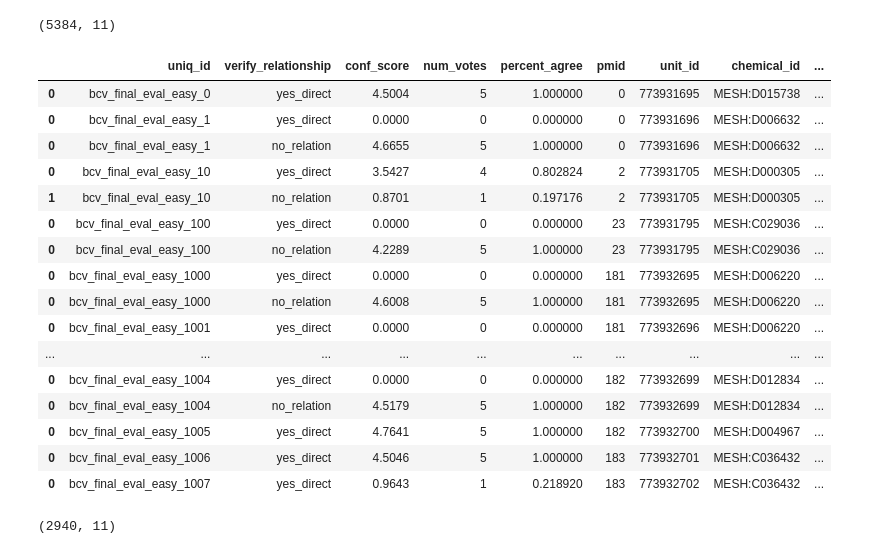
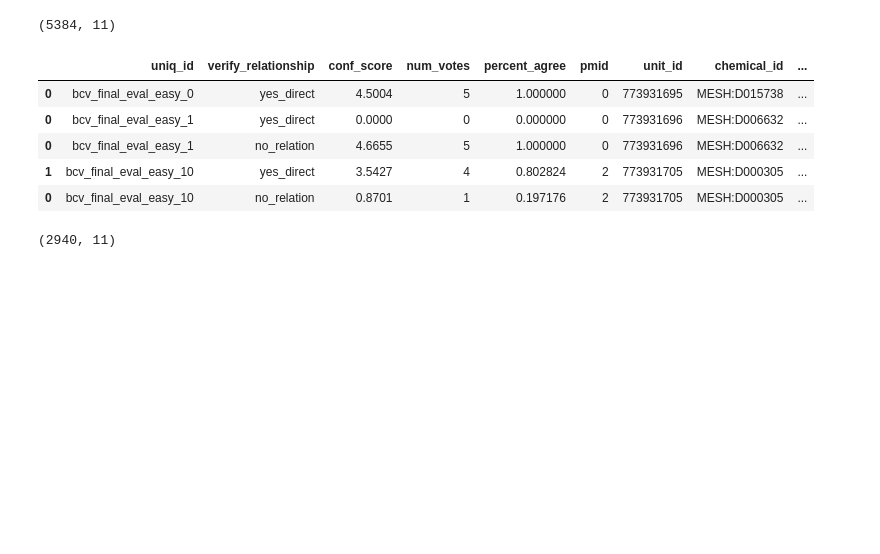
Before and after one commit to SuLab/crowd_cid_relex, a Jupyter notebook: crowd_only/job_767262_analysis.ipynb, the cells around one changed output. Cells and saved outputs as stored; diff of their text form; code cells hidden in the pictures; blank space fills up the shorter version.

```diff
--- a/crowd_only/job_767262_analysis.ipynb
+++ b/crowd_only/job_767262_analysis.ipynb
@@ -208,7 +208,8 @@ settings = {
     "fname": "job_767262_full_with_untrusted.csv",
     "data_subset": "normal",
     "min_accuracy": 0.7,
-    "max_accuracy": 1.0
+    "max_accuracy": 1.0,
+    "dtype": {"pmid": int}
 }
 
 work_raw_data = filter_data(settings)
@@ -354,22 +357,11 @@ res_pos_no.shape
 # %% [output]
 (5384, 11)
 # %%
-res_pos_no.head(20)
+res_pos_no.head()
 # %% [output]
 |  | uniq_id | verify_relationship | conf_score | num_votes | percent_agree | pmid | unit_id | chemical_id | ... |
 | 0 | bcv_final_eval_easy_0 | yes_direct | 4.5004 | 5 | 1.000000 | 0 | 773931695 | MESH:D015738 | ... |
 | 0 | bcv_final_eval_easy_1 | yes_direct | 0.0000 | 0 | 0.000000 | 0 | 773931696 | MESH:D006632 | ... |
 | 0 | bcv_final_eval_easy_1 | no_relation | 4.6655 | 5 | 1.000000 | 0 | 773931696 | MESH:D006632 | ... |
-| 0 | bcv_final_eval_easy_10 | yes_direct | 3.5427 | 4 | 0.802824 | 2 | 773931705 | MESH:D000305 | ... |
-| 1 | bcv_final_eval_easy_10 | no_relation | 0.8701 | 1 | 0.197176 | 2 | 773931705 | MESH:D000305 | ... |
-| 0 | bcv_final_eval_easy_100 | yes_direct | 0.0000 | 0 | 0.000000 | 23 | 773931795 | MESH:C029036 | ... |
-| 0 | bcv_final_eval_easy_100 | no_relation | 4.2289 | 5 | 1.000000 | 23 | 773931795 | MESH:C029036 | ... |
-| 0 | bcv_final_eval_easy_1000 | yes_direct | 0.0000 | 0 | 0.000000 | 181 | 773932695 | MESH:D006220 | ... |
-| 0 | bcv_final_eval_easy_1000 | no_relation | 4.6008 | 5 | 1.000000 | 181 | 773932695 | MESH:D006220 | ... |
-| 0 | bcv_final_eval_easy_1001 | yes_direct | 0.0000 | 0 | 0.000000 | 181 | 773932696 | MESH:D006220 | ... |
-| ... | ... | ... | ... | ... | ... | ... | ... | ... | ... |
-| 0 | bcv_final_eval_easy_1004 | yes_direct | 0.0000 | 0 | 0.000000 | 182 | 773932699 | MESH:D012834 | ... |
-| 0 | bcv_final_eval_easy_1004 | no_relation | 4.5179 | 5 | 1.000000 | 182 | 773932699 | MESH:D012834 | ... |
-| 0 | bcv_final_eval_easy_1005 | yes_direct | 4.7641 | 5 | 1.000000 | 182 | 773932700 | MESH:D004967 | ... |
-| 0 | bcv_final_eval_easy_1006 | yes_direct | 4.5046 | 5 | 1.000000 | 183 | 773932701 | MESH:C036432 | ... |
-| 0 | bcv_final_eval_easy_1007 | yes_direct | 0.9643 | 1 | 0.218920 | 183 | 773932702 | MESH:C036432 | ... |
+| 1 | bcv_final_eval_easy_10 | yes_direct | 3.5427 | 4 | 0.802824 | 2 | 773931705 | MESH:D000305 | ... |
+| 0 | bcv_final_eval_easy_10 | no_relation | 0.8701 | 1 | 0.197176 | 2 | 773931705 | MESH:D000305 | ... |
```
Also changed, not shown: parts of 12 cells of this notebook, 6 other files.
